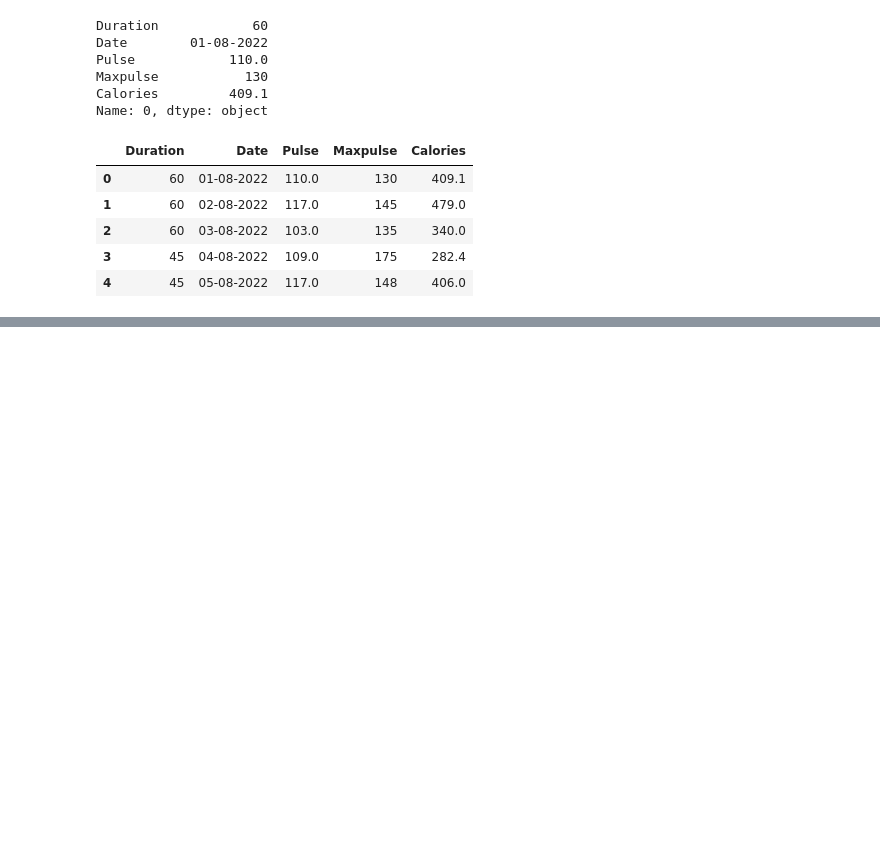
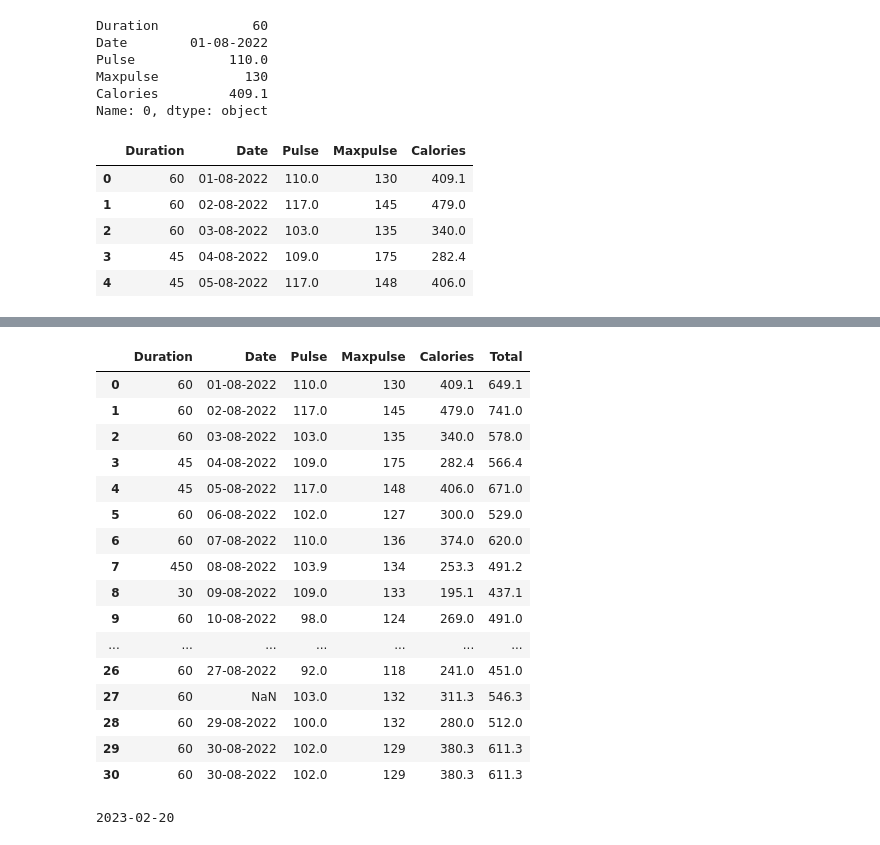
Before and after one commit to edwinmesa/dt_learn_data_science, a Jupyter notebook: edureka/works_notebooks/Work_Class/Module_1_Class_6.ipynb, the cells around one changed output, grey strips where cells are left out. Saved outputs shown, nothing was run; the diff lists cells and outputs as text; code cells hidden in the pictures; blank space fills up the shorter version.

Commit message:
module 8

```diff
--- a/edureka/works_notebooks/Work_Class/Module_1_Class_6.ipynb
+++ b/edureka/works_notebooks/Work_Class/Module_1_Class_6.ipynb
@@ -120,0 +203,10 @@ df.loc[[0,1,2,3,4]]
+# %%
+df = pd.read_csv('D:\workflow\dt_learn_data_science\edureka\works_notebooks\Class_Work_1_6\Module 6 - Class Work\data.csv')
+x = df["Calories"].mean().round(1)
+print(x)
+df["Calories"].fillna(x, inplace=True)
+y = df["Pulse"].mean().round(1)
+print(y)
+df["Pulse"].fillna(y, inplace=True)
+
+df
@@ -120,0 +233,28 @@ df.loc[[0,1,2,3,4]]
+# %%
+df["Total"] = df["Pulse"] + df["Maxpulse"] + df["Calories"]
+df
+# %% [output]
+|  | Duration | Date | Pulse | Maxpulse | Calories | Total |
+| 0 | 60 | 01-08-2022 | 110.0 | 130 | 409.1 | 649.1 |
+| 1 | 60 | 02-08-2022 | 117.0 | 145 | 479.0 | 741.0 |
+| 2 | 60 | 03-08-2022 | 103.0 | 135 | 340.0 | 578.0 |
+| 3 | 45 | 04-08-2022 | 109.0 | 175 | 282.4 | 566.4 |
+| 4 | 45 | 05-08-2022 | 117.0 | 148 | 406.0 | 671.0 |
+| 5 | 60 | 06-08-2022 | 102.0 | 127 | 300.0 | 529.0 |
+| 6 | 60 | 07-08-2022 | 110.0 | 136 | 374.0 | 620.0 |
+| 7 | 450 | 08-08-2022 | 103.9 | 134 | 253.3 | 491.2 |
+| 8 | 30 | 09-08-2022 | 109.0 | 133 | 195.1 | 437.1 |
+| 9 | 60 | 10-08-2022 | 98.0 | 124 | 269.0 | 491.0 |
+| ... | ... | ... | ... | ... | ... | ... |
+| 26 | 60 | 27-08-2022 | 92.0 | 118 | 241.0 | 451.0 |
+| 27 | 60 | NaN | 103.0 | 132 | 311.3 | 546.3 |
+| 28 | 60 | 29-08-2022 | 100.0 | 132 | 280.0 | 512.0 |
+| 29 | 60 | 30-08-2022 | 102.0 | 129 | 380.3 | 611.3 |
+| 30 | 60 | 30-08-2022 | 102.0 | 129 | 380.3 | 611.3 |
+# %%
+import datetime
+now = datetime.datetime.now()
+date_time = now.strftime("%Y-%m-%d")
+print(date_time)
+# %% [output]
+2023-02-20
```
Also changed, not shown: parts of 10 cells of this notebook, 5 other files.
